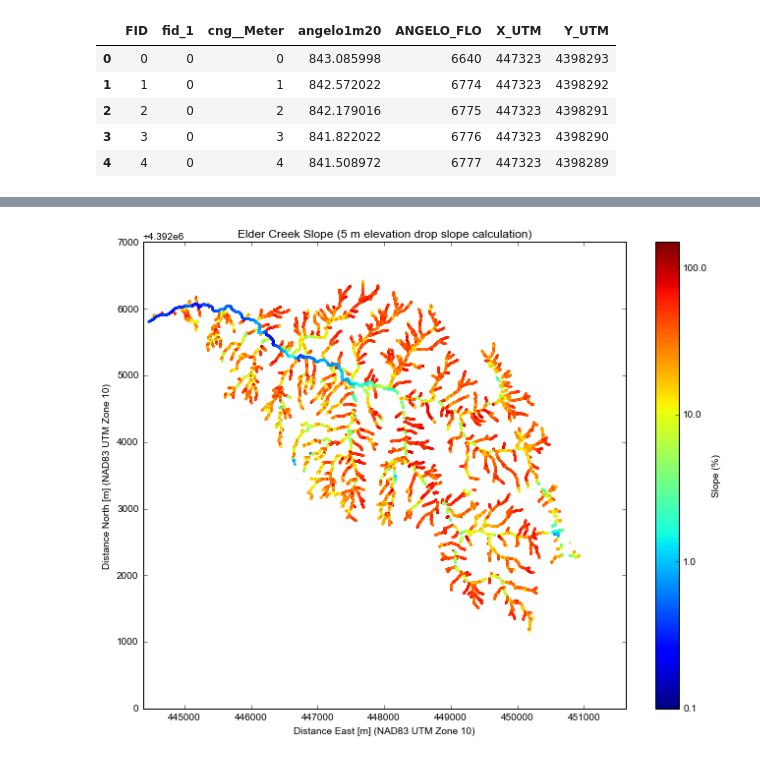
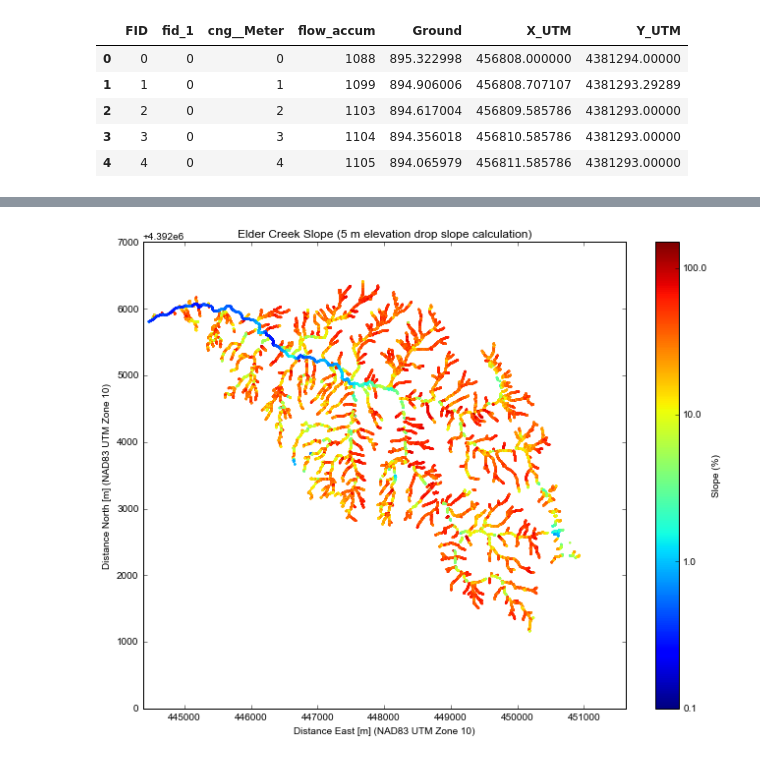
Before and after one commit to jessehahm/SlopeAreaAnalysis, a Jupyter notebook: Slope-Area from Nodes.ipynb, the cells around one changed output, grey strips where cells are left out. Cells and saved outputs as stored; diff of their text form; code cells hidden in the pictures.

```diff
--- a/Slope-Area from Nodes.ipynb
+++ b/Slope-Area from Nodes.ipynb
@@ -17,17 +17,17 @@ import matplotlib.colors as colors
 # %%
 dry = pd.read_csv('data\\Dry.csv')
 fox = pd.read_csv('data\\Fox.csv')
 elder = pd.read_csv('data\\Elder_Nodes_6180.csv')
-hank = pd.read_csv('data\\Hank_Densified_1085_nodes.csv')
+hank = pd.read_csv('data\\Hank_Nodes_1085.csv')
 
-elder.head()
+hank.head()
 # %% [output]
-|  | FID | fid_1 | cng__Meter | angelo1m20 | ANGELO_FLO | X_UTM | Y_UTM |
-| 0 | 0 | 0 | 0 | 843.085998 | 6640 | 447323 | 4398293 |
-| 1 | 1 | 0 | 1 | 842.572022 | 6774 | 447323 | 4398292 |
-| 2 | 2 | 0 | 2 | 842.179016 | 6775 | 447323 | 4398291 |
-| 3 | 3 | 0 | 3 | 841.822022 | 6776 | 447323 | 4398290 |
-| 4 | 4 | 0 | 4 | 841.508972 | 6777 | 447323 | 4398289 |
+|  | FID | fid_1 | cng__Meter | flow_accum | Ground | X_UTM | Y_UTM |
+| 0 | 0 | 0 | 0 | 1088 | 895.322998 | 456808.000000 | 4381294.00000 |
+| 1 | 1 | 0 | 1 | 1099 | 894.906006 | 456808.707107 | 4381293.29289 |
+| 2 | 2 | 0 | 2 | 1103 | 894.617004 | 456809.585786 | 4381293.00000 |
+| 3 | 3 | 0 | 3 | 1104 | 894.356018 | 456810.585786 | 4381293.00000 |
+| 4 | 4 | 0 | 4 | 1105 | 894.065979 | 456811.585786 | 4381293.00000 |
 # %%
 flowSources = pd.read_csv('data\\FlowheadAccumulationAreas.csv')
 flowSources.head()
```
Also changed, not shown: parts of 5 cells of this notebook, 1 other file.
